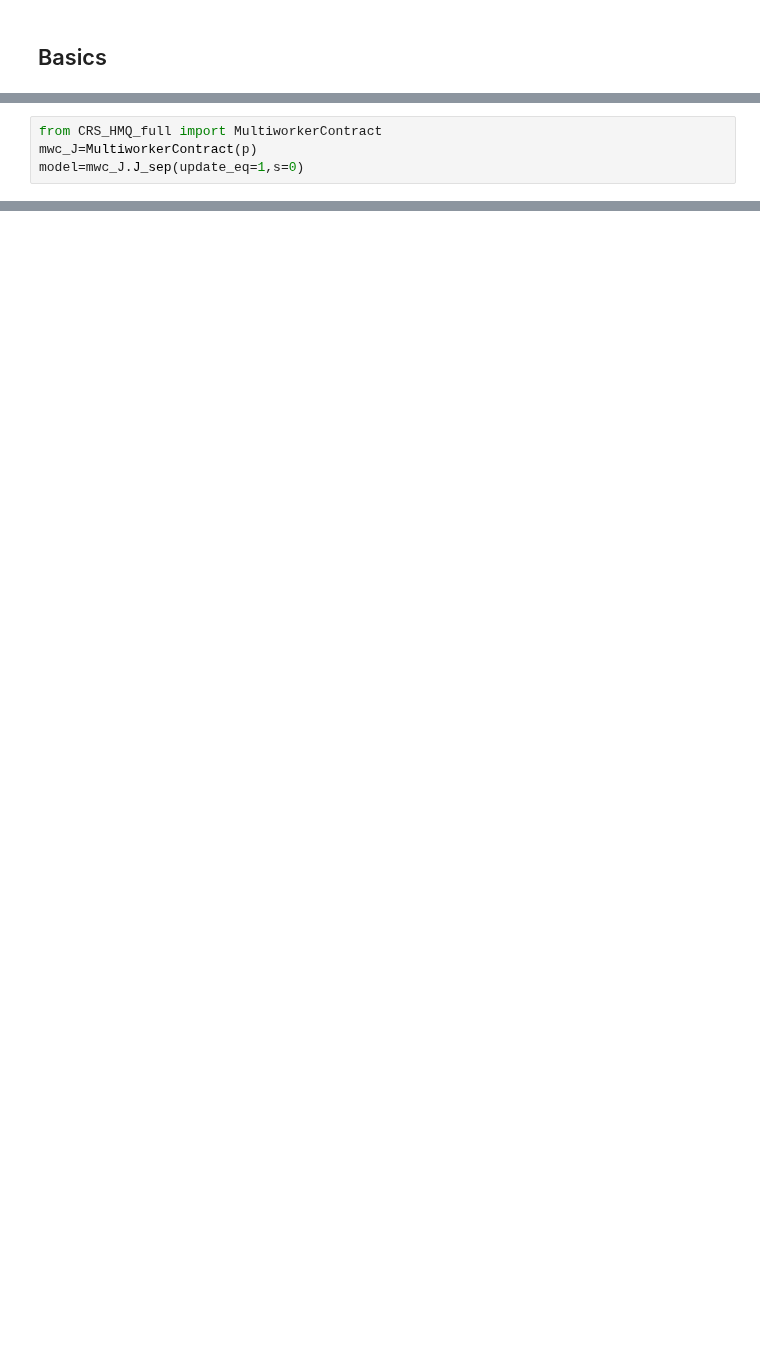
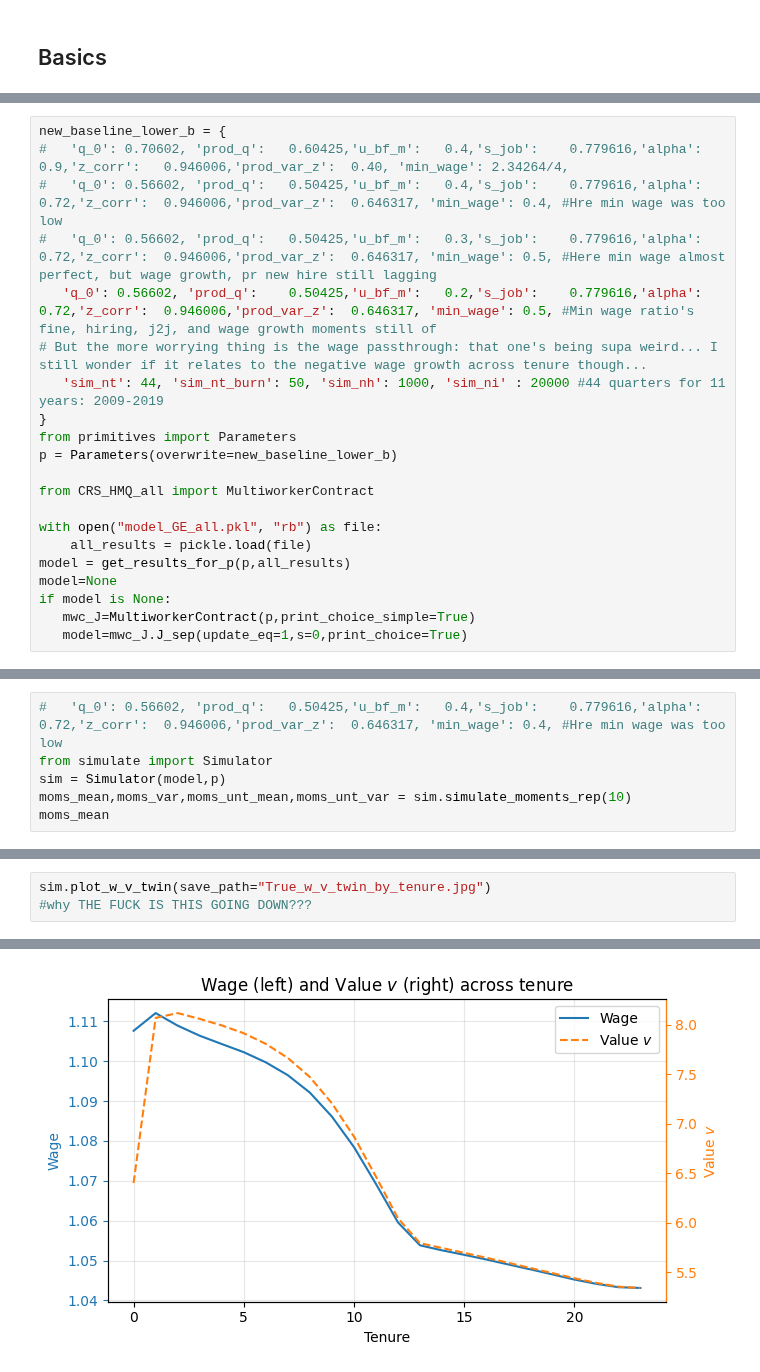
Before and after one commit to zalandru/Dynamic-Contracting-Multi-worker-Firm, a Jupyter notebook: VFI/CRS/Initiating CRS.ipynb, the cells around one changed output, grey strips where cells are left out. Drawn from its saved outputs; the diff is of its cells as text; blank space fills up the shorter version.

```diff
--- a/VFI/CRS/Initiating CRS.ipynb
+++ b/VFI/CRS/Initiating CRS.ipynb
@@ -54,4 +34,0 @@ if model is None:
-# %%
-from CRS_HMQ_full import MultiworkerContract
-mwc_J=MultiworkerContract(p)
-model=mwc_J.J_sep(update_eq=1,s=0)
@@ -57,0 +37,21 @@ model=mwc_J.J_sep(update_eq=1,s=0)
+# %%
+new_baseline_lower_b = {
+#   'q_0': 0.70602, 'prod_q':	0.60425,'u_bf_m':	0.4,'s_job':	0.779616,'alpha':	0.9,'z_corr':	0.946006,'prod_var_z':	0.40, 'min_wage': 2.34264/4,
+#   'q_0': 0.56602, 'prod_q':	0.50425,'u_bf_m':	0.4,'s_job':	0.779616,'alpha':	0.72,'z_corr':	0.946006,'prod_var_z':	0.646317, 'min_wage': 0.4, #Hre min wage was too low
+#   'q_0': 0.56602, 'prod_q':	0.50425,'u_bf_m':	0.3,'s_job':	0.779616,'alpha':	0.72,'z_corr':	0.946006,'prod_var_z':	0.646317, 'min_wage': 0.5, #Here min wage almost perfect, but wage growth, pr new hire still lagging
+   'q_0': 0.56602, 'prod_q':	0.50425,'u_bf_m':	0.2,'s_job':	0.779616,'alpha':	0.72,'z_corr':	0.946006,'prod_var_z':	0.646317, 'min_wage': 0.5, #Min wage ratio's fine, hiring, j2j, and wage growth moments still of
+# But the more worrying thing is the wage passthrough: that one's being supa weird... I still wonder if it relates to the negative wage growth across tenure though...
+   'sim_nt': 44, 'sim_nt_burn': 50, 'sim_nh': 1000, 'sim_ni' : 20000 #44 quarters for 11 years: 2009-2019
+}
+from primitives import Parameters
+p = Parameters(overwrite=new_baseline_lower_b)
+
+from CRS_HMQ_all import MultiworkerContract
+
+with open("model_GE_all.pkl", "rb") as file:
+    all_results = pickle.load(file)
+model = get_results_for_p(p,all_results)
+model=None
+if model is None:
+   mwc_J=MultiworkerContract(p,print_choice_simple=True)
+   model=mwc_J.J_sep(update_eq=1,s=0,print_choice=True)
@@ -78,0 +252,6 @@ np.float64(0.6972788225321755)
+# %%
+#   'q_0': 0.56602, 'prod_q':	0.50425,'u_bf_m':	0.4,'s_job':	0.779616,'alpha':	0.72,'z_corr':	0.946006,'prod_var_z':	0.646317, 'min_wage': 0.4, #Hre min wage was too low
+from simulate import Simulator
+sim = Simulator(model,p)
+moms_mean,moms_var,moms_unt_mean,moms_unt_var = sim.simulate_moments_rep(10)
+moms_mean
@@ -78,0 +276,4 @@ np.float64(0.6972788225321755)
+# %%
+sim.plot_w_v_twin(save_path="True_w_v_twin_by_tenure.jpg")
+#why THE FUCK IS THIS GOING DOWN???
+# %% [output]
@@ -78,0 +281 @@ np.float64(0.6972788225321755)
+[figure, added]
```
Also changed, not shown: parts of 48 cells of this notebook, 47 other files.
